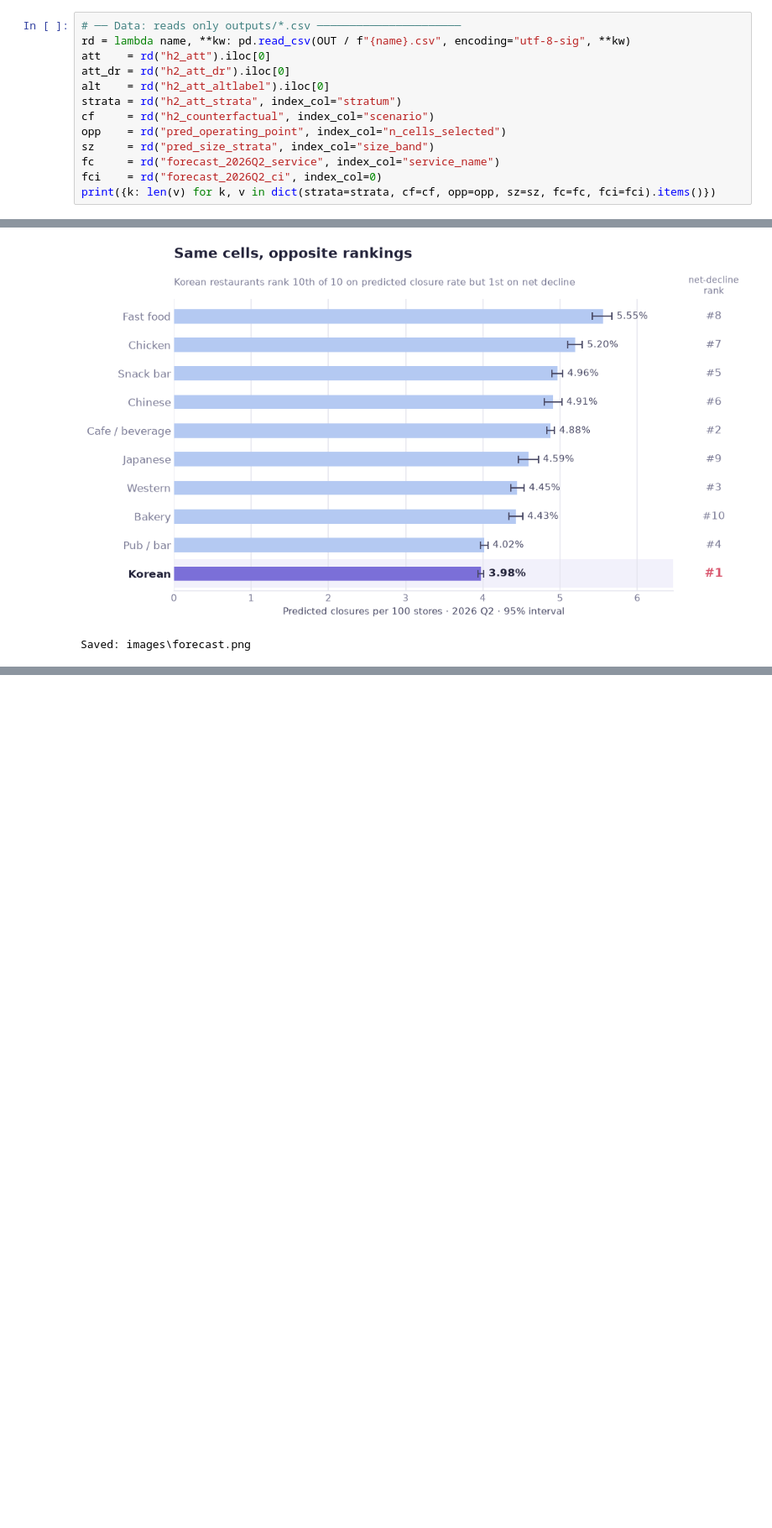
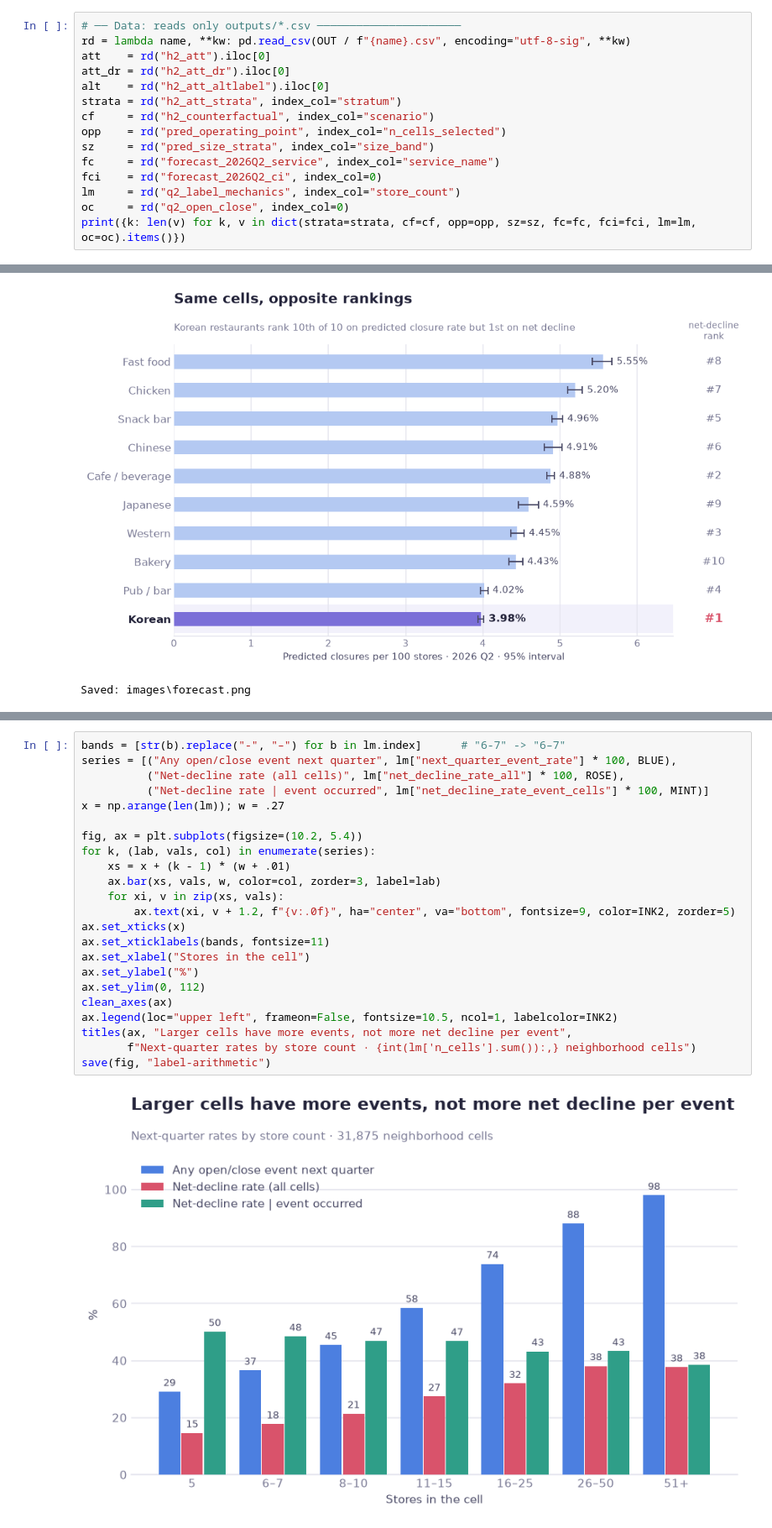
Before and after one commit to jiwoon-oh/seoul-closure-risk, a Jupyter notebook: src/step12_figures.ipynb, the cells around one changed output, grey strips where cells are left out. Shown at 84% size. Saved outputs shown, nothing was run; the diff lists cells and outputs as text; blank space fills up the shorter version.

Commit message:
step12_figures: add label-arithmetic and openclose figures (site figures, from the CSVs)

```diff
--- a/src/step12_figures.ipynb
+++ b/src/step12_figures.ipynb
@@ -93,5 +95,7 @@ opp    = rd("pred_operating_point", index_col="n_cells_selected")
 sz     = rd("pred_size_strata", index_col="size_band")
 fc     = rd("forecast_2026Q2_service", index_col="service_name")
 fci    = rd("forecast_2026Q2_ci", index_col=0)
-print({k: len(v) for k, v in dict(strata=strata, cf=cf, opp=opp, sz=sz, fc=fc, fci=fci).items()})
+lm     = rd("q2_label_mechanics", index_col="store_count")
+oc     = rd("q2_open_close", index_col=0)
+print({k: len(v) for k, v in dict(strata=strata, cf=cf, opp=opp, sz=sz, fc=fc, fci=fci, lm=lm, oc=oc).items()})
 # %% [output]
@@ -283,0 +290,25 @@ Saved: images\forecast.png
+# %%
+bands = [str(b).replace("-", "–") for b in lm.index]      # "6-7" -> "6–7"
+series = [("Any open/close event next quarter", lm["next_quarter_event_rate"] * 100, BLUE),
+          ("Net-decline rate (all cells)", lm["net_decline_rate_all"] * 100, ROSE),
+          ("Net-decline rate | event occurred", lm["net_decline_rate_event_cells"] * 100, MINT)]
+x = np.arange(len(lm)); w = .27
+
+fig, ax = plt.subplots(figsize=(10.2, 5.4))
+for k, (lab, vals, col) in enumerate(series):
+    xs = x + (k - 1) * (w + .01)
+    ax.bar(xs, vals, w, color=col, zorder=3, label=lab)
+    for xi, v in zip(xs, vals):
+        ax.text(xi, v + 1.2, f"{v:.0f}", ha="center", va="bottom", fontsize=9, color=INK2, zorder=5)
+ax.set_xticks(x)
+ax.set_xticklabels(bands, fontsize=11)
+ax.set_xlabel("Stores in the cell")
+ax.set_ylabel("%")
+ax.set_ylim(0, 112)
+clean_axes(ax)
+ax.legend(loc="upper left", frameon=False, fontsize=10.5, ncol=1, labelcolor=INK2)
+titles(ax, "Larger cells have more events, not more net decline per event",
+       f"Next-quarter rates by store count · {int(lm['n_cells'].sum()):,} neighborhood cells")
+save(fig, "label-arithmetic")
+# %% [output]
+[figure, added]
```
Also changed, not shown: parts of 7 cells of this notebook, 4 other files.
